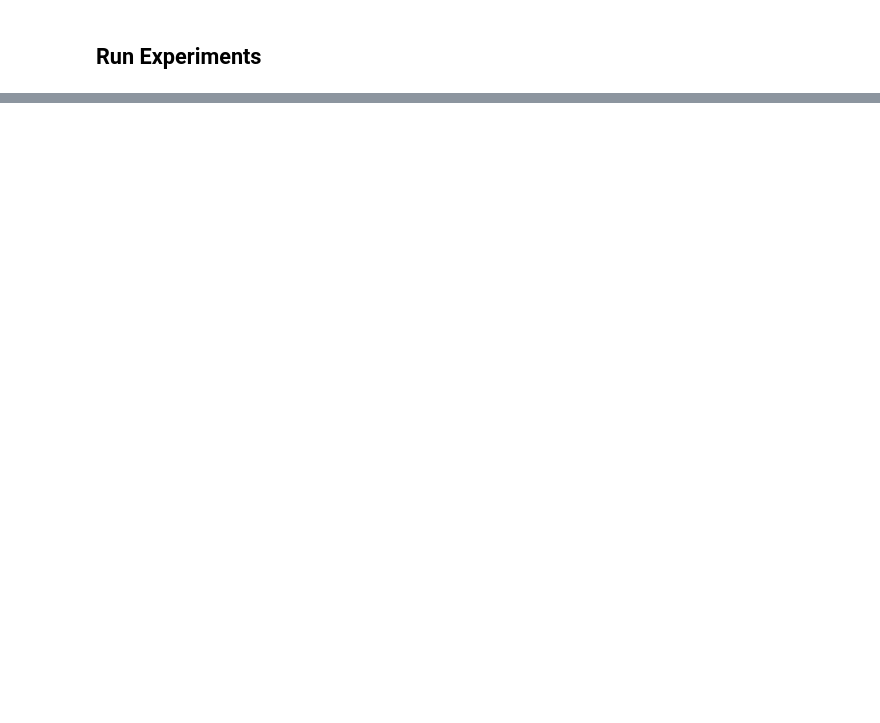
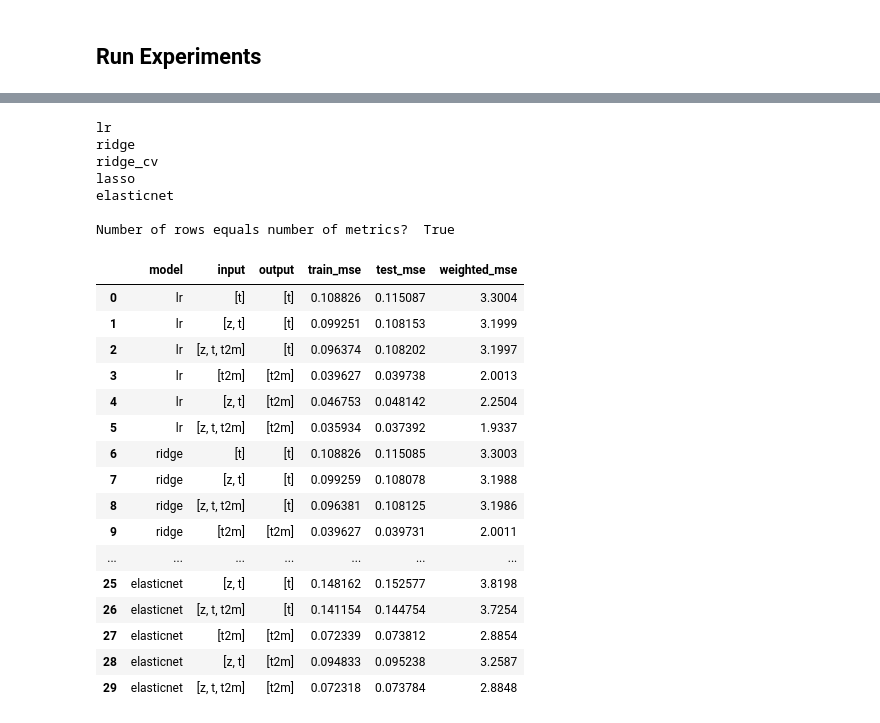
Before and after one commit to Competencia-de-Climate-Change/WeatherBench, a Jupyter notebook: LinearRegression_2.ipynb, the cells around one changed output, grey strips where cells are left out. Drawn from its saved outputs; the diff is of its cells as text; code cells hidden in the pictures; blank space fills up the shorter version.

```diff
--- a/LinearRegression_2.ipynb
+++ b/LinearRegression_2.ipynb
@@ -340,0 +223,74 @@ results_df
+# %%
+import pandas as pd
+
+results_df = pd.DataFrame(columns=['model', 'input', 'output',  'train_mse', 'test_mse', 'weighted_mse'])
+
+block_rows = []
+for key in models.keys():
+    # repeat key as many time as needed to have a long df
+    first_three_cols = np.hstack((np.array([key] * len(experiments)).reshape(len(experiments),1),
+                                  np.array(experiments, dtype='object')))
+    block_rows.append(first_three_cols)
+
+block_rows = np.array(block_rows).reshape(len(models.keys()) * len(experiments), 3)
+
+results_df['model'] = block_rows[:, 0]
+results_df['input'] = block_rows[:, 1]
+results_df['output'] = block_rows[:, 2]
+
+
+train_mse_col = []
+for model, ds_list in train_mse.items():
+    train_mse_col += ds_list
+
+test_mse_col = []
+for model, ds_list in test_mse.items():
+    test_mse_col += ds_list
+
+
+weighted_mse_col = []
+for model, ds_list in weighted_mse.items():
+    print(model)
+    model_metrics = []
+    for ds in ds_list:
+        exp_metrics = []
+        for var in list(ds.variables):
+            exp_metrics.append(round(float(ds[var].values), 4))
+
+        model_metrics.append(exp_metrics)
+    weighted_mse_col += model_metrics
+
+
+print('\nNumber of rows equals number of metrics? ', results_df.shape[0] == len(train_mse_col))
+
+results_df['train_mse'] = train_mse_col
+results_df['test_mse'] = test_mse_col
+
+results_df['weighted_mse'] = weighted_mse_col
+results_df['weighted_mse'] = results_df['weighted_mse'].apply(lambda x : x[0])
+results_df
+# %% [output]
+lr
+ridge
+ridge_cv
+lasso
+elasticnet
+
+Number of rows equals number of metrics?  True
+|  | model | input | output | train_mse | test_mse | weighted_mse |
+| 0 | lr | [t] | [t] | 0.108826 | 0.115087 | 3.3004 |
+| 1 | lr | [z, t] | [t] | 0.099251 | 0.108153 | 3.1999 |
+| 2 | lr | [z, t, t2m] | [t] | 0.096374 | 0.108202 | 3.1997 |
+| 3 | lr | [t2m] | [t2m] | 0.039627 | 0.039738 | 2.0013 |
+| 4 | lr | [z, t] | [t2m] | 0.046753 | 0.048142 | 2.2504 |
+| 5 | lr | [z, t, t2m] | [t2m] | 0.035934 | 0.037392 | 1.9337 |
+| 6 | ridge | [t] | [t] | 0.108826 | 0.115085 | 3.3003 |
+| 7 | ridge | [z, t] | [t] | 0.099259 | 0.108078 | 3.1988 |
+| 8 | ridge | [z, t, t2m] | [t] | 0.096381 | 0.108125 | 3.1986 |
+| 9 | ridge | [t2m] | [t2m] | 0.039627 | 0.039731 | 2.0011 |
+| ... | ... | ... | ... | ... | ... | ... |
+| 25 | elasticnet | [z, t] | [t] | 0.148162 | 0.152577 | 3.8198 |
+| 26 | elasticnet | [z, t, t2m] | [t] | 0.141154 | 0.144754 | 3.7254 |
+| 27 | elasticnet | [t2m] | [t2m] | 0.072339 | 0.073812 | 2.8854 |
+| 28 | elasticnet | [z, t] | [t2m] | 0.094833 | 0.095238 | 3.2587 |
+| 29 | elasticnet | [z, t, t2m] | [t2m] | 0.072318 | 0.073784 | 2.8848 |
```
Also changed, not shown: parts of 18 cells of this notebook, 2 other files.
